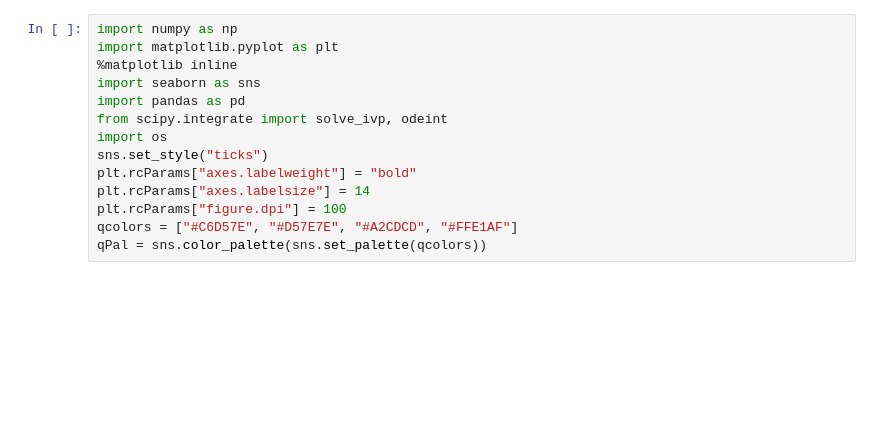
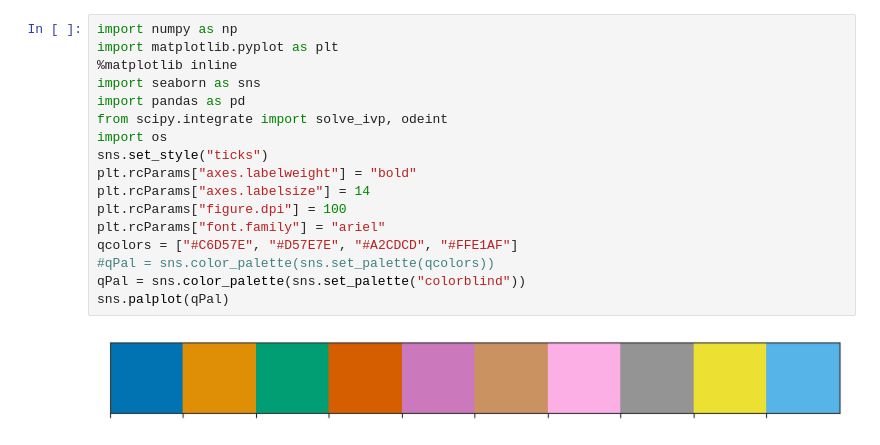
Before and after one commit to vjaltare/skeletal_muscle_yap, a Jupyter notebook: senneff_calcium_handling_08_11.ipynb, the cells around one changed output. Saved outputs shown, nothing was run; the diff lists cells and outputs as text; blank space fills up the shorter version.

```diff
--- a/senneff_calcium_handling_08_11.ipynb
+++ b/senneff_calcium_handling_08_11.ipynb
@@ -68,17 +71,22 @@ Note: for initial simulations all the parameters correspond to the "Fast Twitch
 # %%
 import numpy as np
 import matplotlib.pyplot as plt
 %matplotlib inline
 import seaborn as sns
 import pandas as pd
 from scipy.integrate import solve_ivp, odeint
 import os
 sns.set_style("ticks")
 plt.rcParams["axes.labelweight"] = "bold"
 plt.rcParams["axes.labelsize"] = 14
 plt.rcParams["figure.dpi"] = 100
+plt.rcParams["font.family"] = "ariel"
 qcolors = ["#C6D57E", "#D57E7E", "#A2CDCD", "#FFE1AF"]
-qPal = sns.color_palette(sns.set_palette(qcolors))
+#qPal = sns.color_palette(sns.set_palette(qcolors))
+qPal = sns.color_palette(sns.set_palette("colorblind"))
+sns.palplot(qPal)
+# %% [output]
+[figure, added]
 # %%
 class Skeletal_muscle:
     """ This class contains the parameters and equations describing dynamics of a skeletal muscle. The class is broken into following parts:
```
Also changed, not shown: parts of 4 cells of this notebook.
